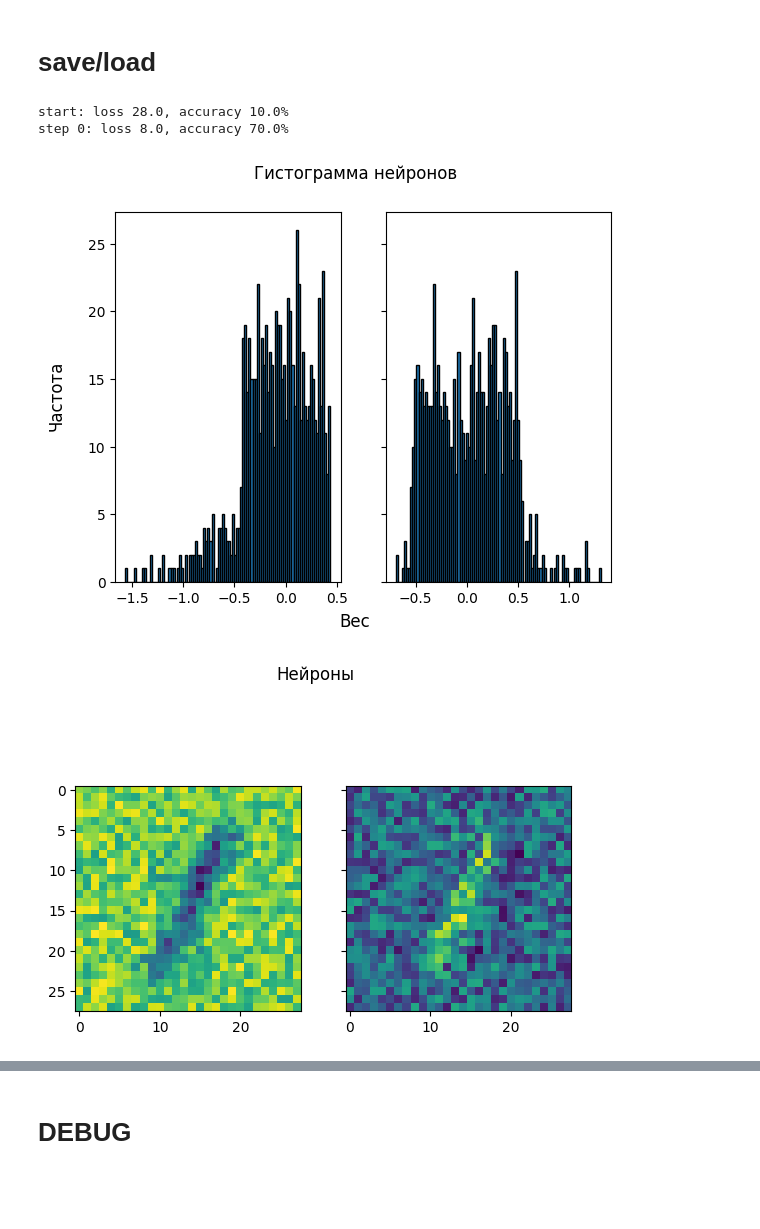
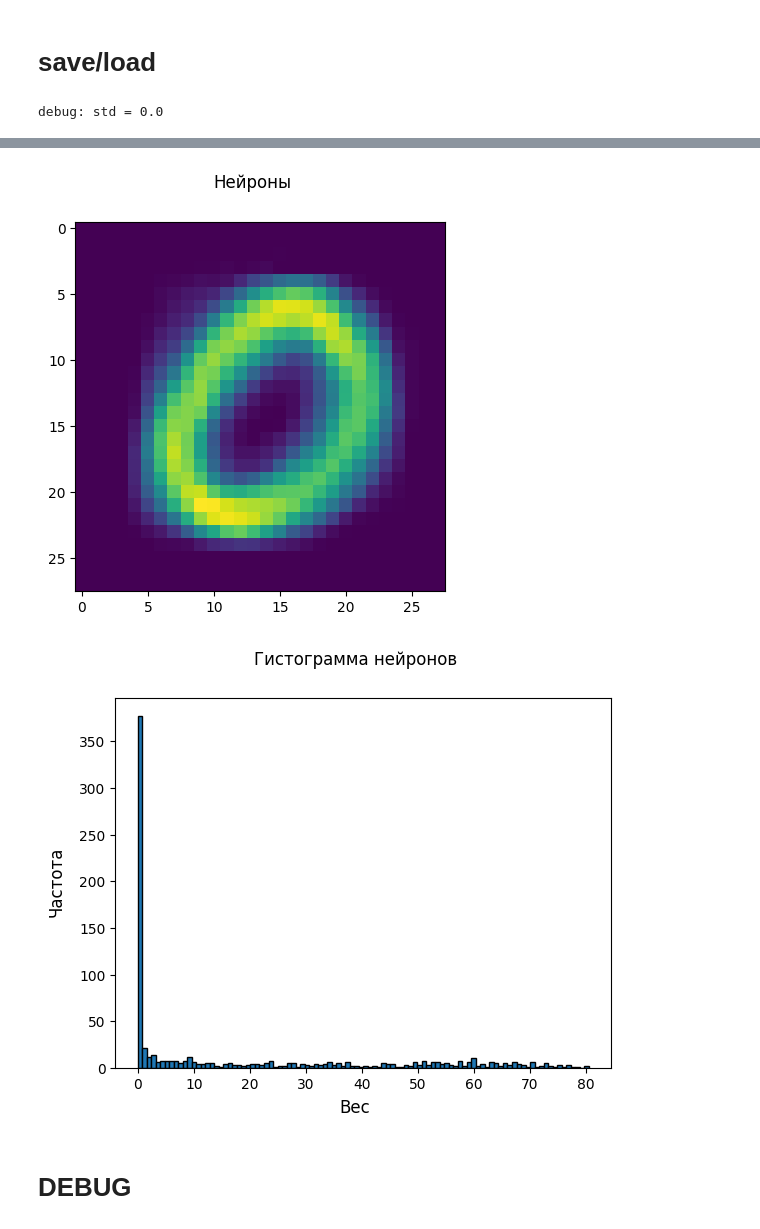
Before and after one commit to AndreyE/micrograd, a Jupyter notebook: mnist.ipynb, the cells around one changed output, grey strips where cells are left out. Saved outputs shown, nothing was run; the diff lists cells and outputs as text; code cells hidden in the pictures; blank space fills up the shorter version.

```diff
--- a/mnist.ipynb
+++ b/mnist.ipynb
@@ -129,25 +129,25 @@ def one_neuron_histo(neuron, bins=100):
     plt.show()
 
 
-def draw_all_neurons(neurons):
+def draw_all_neurons(neurons, key=lambda p: p.data,):
     fig, axes = plt.subplots(1, len(neurons), sharey=True)
     if len(neurons) == 1:
         axes = [axes]
 
     for neuron, axe in zip(neurons, axes):
-        array = np.array([p.data for p in neuron.parameters()][:28**2])
+        array = np.array([key(p) for p in neuron.parameters()][:28**2])
         array = array.reshape([-1, array.shape[0]])
         axe.imshow(array.reshape([28, 28]))
     fig.suptitle("Нейроны")
 
 
-def all_neurons_histo(neurons, bins=100):
+def all_neurons_histo(neurons, key=lambda p: p.data, bins=100):
     fig, axes = plt.subplots(1, len(neurons), sharey=True)
     if len(neurons) == 1:
         axes = [axes]
 
     for neuron, axe in zip(neurons, axes):
-        array = np.array([p.data for p in neuron.parameters()])
+        array = np.array([key(p) for p in neuron.parameters()])
         axe.hist(array, bins=bins, edgecolor='black')
 
     fig.suptitle('Гистограмма нейронов')
@@ -209,20 +213,42 @@ def get_model_for(classes, batch, iterations, model=None, q=0.75, esat=1e-9, wit
     total_loss, acc, scores, targets = fit(model, X, Y_oh, oh_decoder, iterations, esat=esat, q=q)
 
     return (model, total_loss, acc), (scores, targets), (oh_encoder, oh_decoder)
-# %%
-SELECTED_CLASSES = [0, 1]
-NOISE_RATIO = 0.0
-VOID_RATIO = 0.0
-ITERATIONS = 1
-BATCH_SIZE = 10
-BATCH = select_batch(X_train, Y_train, SELECTED_CLASSES, BATCH_SIZE, noise_ratio=NOISE_RATIO, void_ratio=VOID_RATIO)
-X, Y = BATCH
-
-(model, total_loss, accuracy), (scores, targets), (oh_encoder, oh_decoder) = get_model_for(SELECTED_CLASSES, BATCH, ITERATIONS, q=1.0)
-all_neurons_histo(model.layers[0].neurons)
-draw_all_neurons(model.layers[0].neurons)
-# %% [output]
-start: loss 28.0, accuracy 10.0%
-step 0: loss 8.0, accuracy 70.0%
-[figure, removed]
-[figure, removed]
+# %%
+import functools
+
+SELECTED_CLASSES = [0]
+OH_ENC, OH_DEC = oh_encode(SELECTED_CLASSES)
+
+MODEL = MLP(
+    [
+        # Layer([784, 1], 'sbin', _lid=0, init=lambda: 0.0),
+        Layer([784, len(SELECTED_CLASSES)], 'sbin', _lid=1, init=lambda: 0.0)
+    ],
+    train=True
+)
+
+NOISE_RATIO = 0.0
+VOID_RATIO = 0.0
+ITERATIONS = 1
+BATCH_SIZE = 100
+BATCH = select_batch(X_train, Y_train, SELECTED_CLASSES, BATCH_SIZE, noise_ratio=NOISE_RATIO, void_ratio=VOID_RATIO)
+X_b, Y_b = BATCH
+
+X = arr2vals(X_b, 'input')
+Y_oh = arr2vals(OH_ENC(Y_b), 'target')
+
+LEARNER = MODEL.make_learner(X, get_loss=functools.partial(calc_sq_loss, targets=Y_oh))
+
+# draw_all_neurons(MODEL.layers[0].neurons)
+# all_neurons_histo(MODEL.layers[0].neurons)
+# %% [output]
+debug: std = 0.0
+# %%
+total_loss, scores = LEARNER(i=1, q=1.0)
+
+acc = calc_accuracy(scores, Y_oh, OH_DEC)
+print(acc, scores[0])
+
+draw_all_neurons(MODEL.layers[0].neurons)
+all_neurons_histo(MODEL.layers[0].neurons)
+# %% [output]
@@ -229,3 +259,5 @@ step 0: loss 8.0, accuracy 70.0%
+[figure, added]
+[figure, added]
 # %% [markdown]
 # DEBUG
 # %%
```
Also changed, not shown: parts of 10 cells of this notebook, 4 other files.
